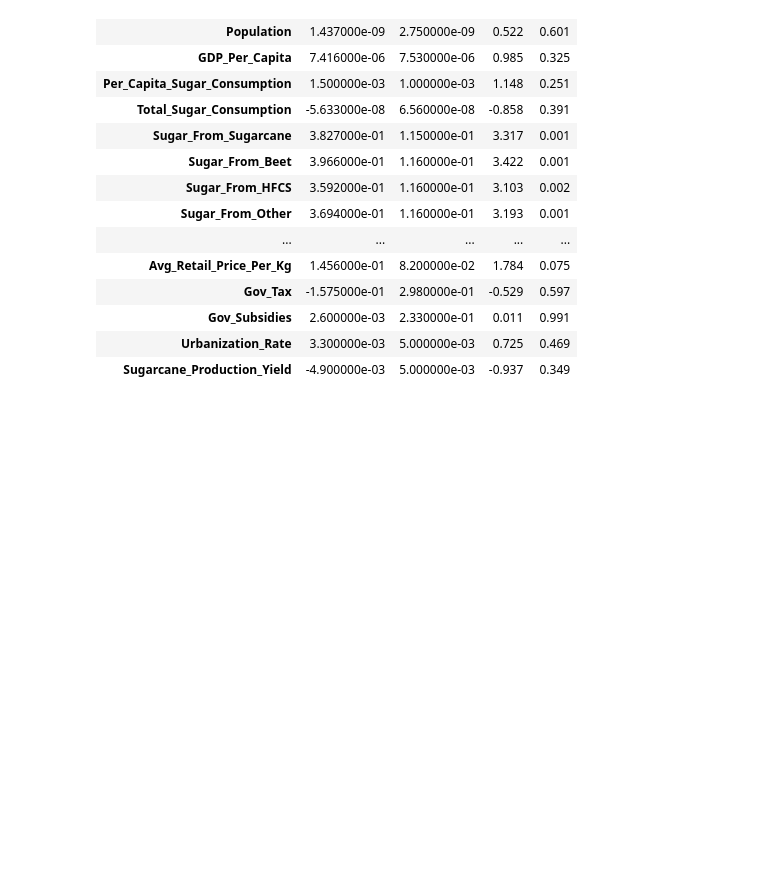
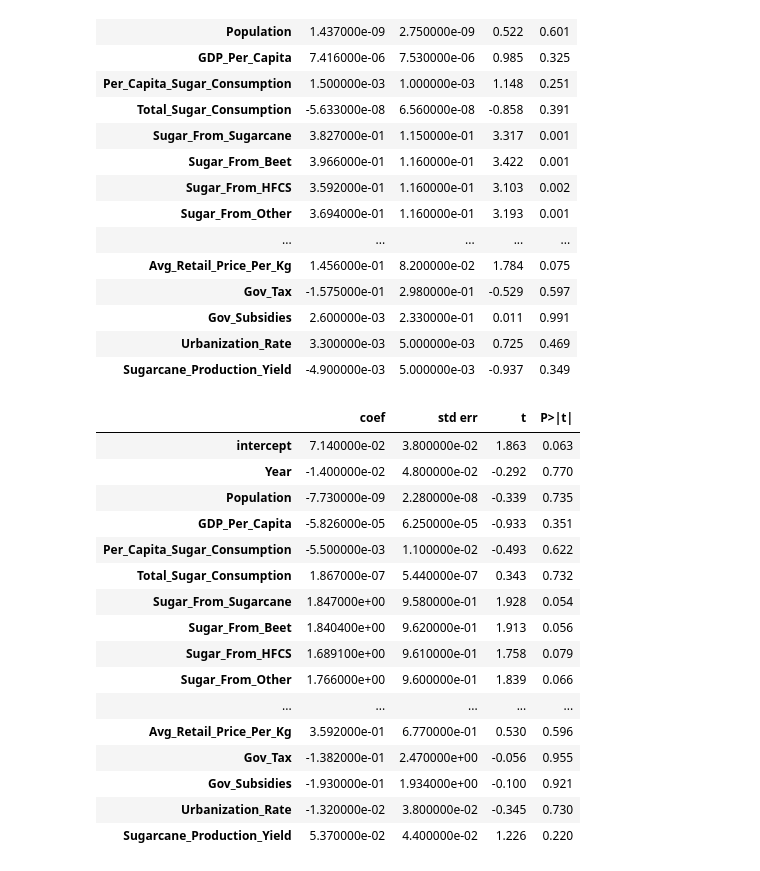
Before and after one commit to TanyaCST/CSC293_Final_project, a Jupyter notebook: sugar1.ipynb, the cells around one changed output. Saved outputs shown, nothing was run; the diff lists cells and outputs as text; code cells hidden in the pictures; blank space fills up the shorter version.

Commit message:
process food

```diff
--- a/sugar1.ipynb
+++ b/sugar1.ipynb
@@ -121,3 +147,30 @@ summarize(results_obe)
 | Gov_Subsidies | 2.600000e-03 | 2.330000e-01 | 0.011 | 0.991 |
 | Urbanization_Rate | 3.300000e-03 | 5.000000e-03 | 0.725 | 0.469 |
 | Sugarcane_Production_Yield | -4.900000e-03 | 5.000000e-03 | -0.937 | 0.349 |
+# %%
+#looking into obesity very simplily
+y_process = sugar2['Processed_Food_Consumption']
+sugar_process = sugar2.columns.drop('Processed_Food_Consumption')
+
+X_p = MS(sugar_process).fit_transform(sugar2)
+model = sm.OLS(y_process, X_p)
+results_p = model.fit()
+summarize(results_p)
+# %% [output]
+|  | coef | std err | t | P>|t| |
+| intercept | 7.140000e-02 | 3.800000e-02 | 1.863 | 0.063 |
+| Year | -1.400000e-02 | 4.800000e-02 | -0.292 | 0.770 |
+| Population | -7.730000e-09 | 2.280000e-08 | -0.339 | 0.735 |
+| GDP_Per_Capita | -5.826000e-05 | 6.250000e-05 | -0.933 | 0.351 |
+| Per_Capita_Sugar_Consumption | -5.500000e-03 | 1.100000e-02 | -0.493 | 0.622 |
+| Total_Sugar_Consumption | 1.867000e-07 | 5.440000e-07 | 0.343 | 0.732 |
+| Sugar_From_Sugarcane | 1.847000e+00 | 9.580000e-01 | 1.928 | 0.054 |
+| Sugar_From_Beet | 1.840400e+00 | 9.620000e-01 | 1.913 | 0.056 |
+| Sugar_From_HFCS | 1.689100e+00 | 9.610000e-01 | 1.758 | 0.079 |
+| Sugar_From_Other | 1.766000e+00 | 9.600000e-01 | 1.839 | 0.066 |
+| ... | ... | ... | ... | ... |
+| Avg_Retail_Price_Per_Kg | 3.592000e-01 | 6.770000e-01 | 0.530 | 0.596 |
+| Gov_Tax | -1.382000e-01 | 2.470000e+00 | -0.056 | 0.955 |
+| Gov_Subsidies | -1.930000e-01 | 1.934000e+00 | -0.100 | 0.921 |
+| Urbanization_Rate | -1.320000e-02 | 3.800000e-02 | -0.345 | 0.730 |
+| Sugarcane_Production_Yield | 5.370000e-02 | 4.400000e-02 | 1.226 | 0.220 |
```
Also changed, not shown: parts of 2 cells of this notebook.
